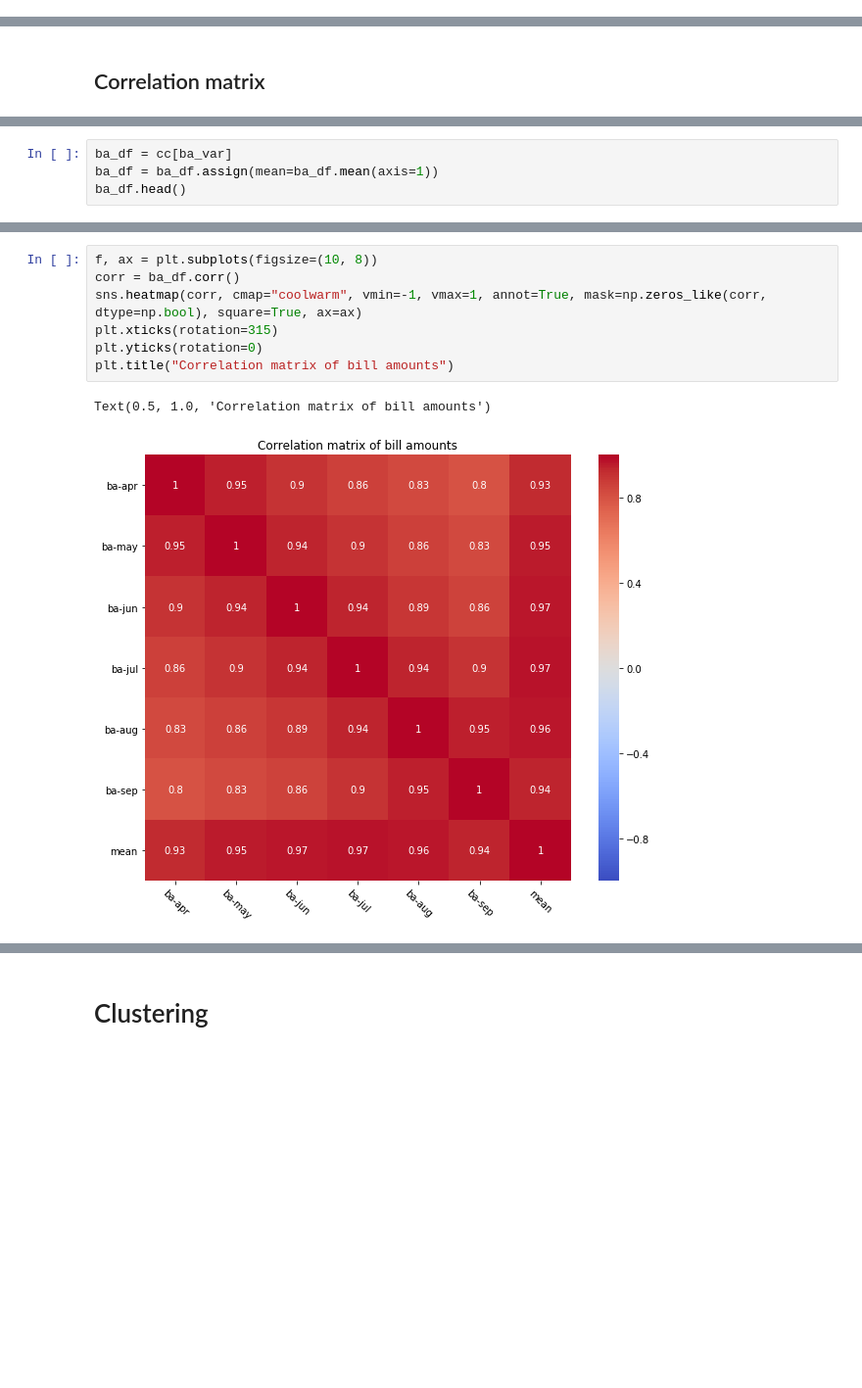
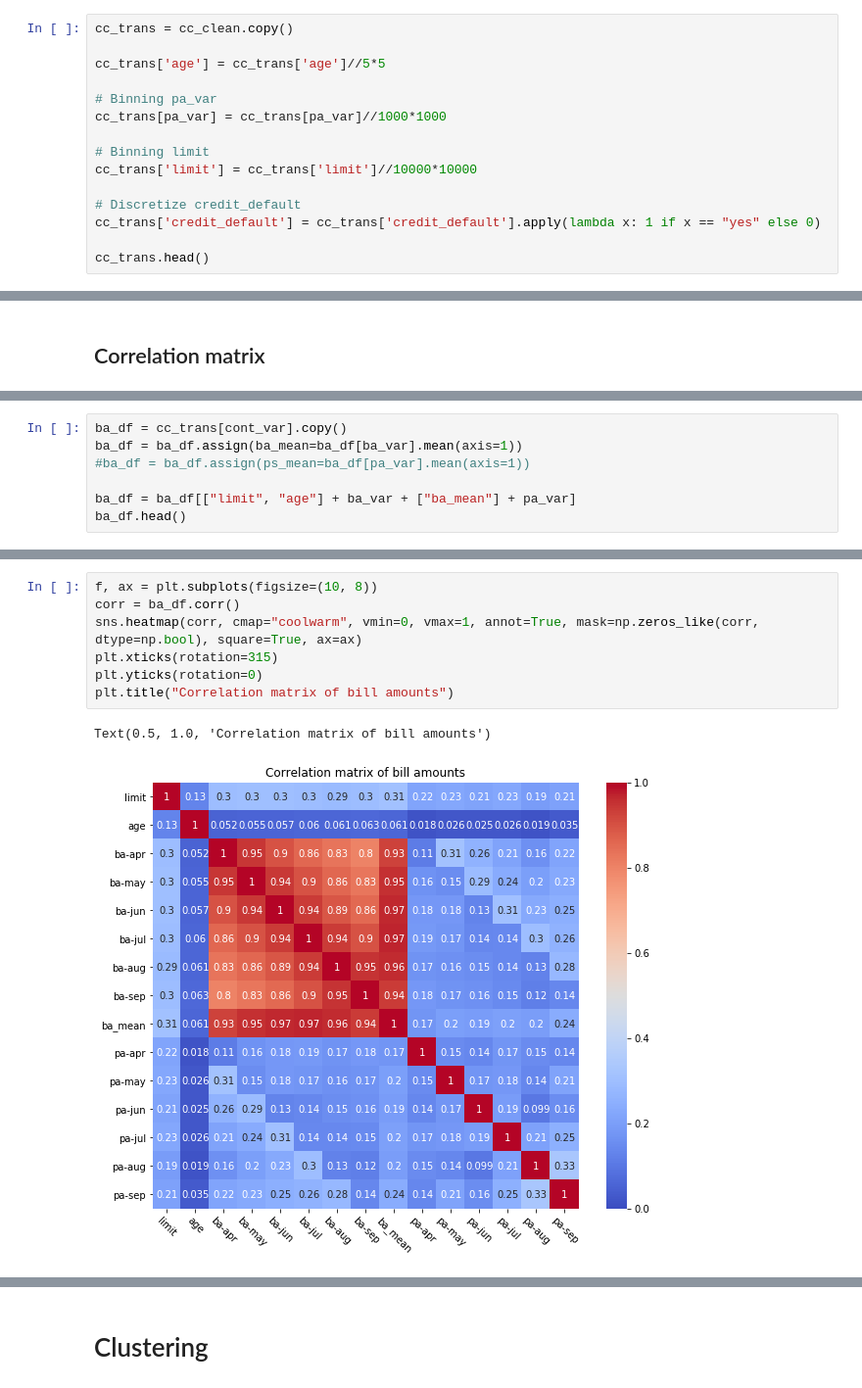
Before and after one commit to GaspareG/Unipi-Data-Mining, a Jupyter notebook: notebook/CardCardDefault.ipynb, the cells around one changed output, grey strips where cells are left out. Shown at 98% size. Saved outputs shown, nothing was run; the diff lists cells and outputs as text; blank space fills up the shorter version.

```diff
--- a/notebook/CardCardDefault.ipynb
+++ b/notebook/CardCardDefault.ipynb
@@ -864,0 +1034,15 @@ plt.show()
+# %%
+cc_trans = cc_clean.copy()
+
+cc_trans['age'] = cc_trans['age']//5*5
+
+# Binning pa_var
+cc_trans[pa_var] = cc_trans[pa_var]//1000*1000
+
+# Binning limit
+cc_trans['limit'] = cc_trans['limit']//10000*10000
+
+# Discretize credit_default
+cc_trans['credit_default'] = cc_trans['credit_default'].apply(lambda x: 1 if x == "yes" else 0)
+
+cc_trans.head()
@@ -879,7 +1071,10 @@ plt.title("Correlation matrix")
 Text(0.5, 1.0, 'Correlation matrix')
 [figure]
 # %%
-ba_df = cc[ba_var]
-ba_df = ba_df.assign(mean=ba_df.mean(axis=1))
+ba_df = cc_trans[cont_var].copy()
+ba_df = ba_df.assign(ba_mean=ba_df[ba_var].mean(axis=1))
+#ba_df = ba_df.assign(ps_mean=ba_df[pa_var].mean(axis=1))
+
+ba_df = ba_df[["limit", "age"] + ba_var + ["ba_mean"] + pa_var]
 ba_df.head()
 # %% [output]
@@ -892,10 +1087,10 @@ ba_df.head()
 # %%
 f, ax = plt.subplots(figsize=(10, 8))
 corr = ba_df.corr()
-sns.heatmap(corr, cmap="coolwarm", vmin=-1, vmax=1, annot=True, mask=np.zeros_like(corr, dtype=np.bool), square=True, ax=ax)
+sns.heatmap(corr, cmap="coolwarm", vmin=0, vmax=1, annot=True, mask=np.zeros_like(corr, dtype=np.bool), square=True, ax=ax)
 plt.xticks(rotation=315)
 plt.yticks(rotation=0)
 plt.title("Correlation matrix of bill amounts")
 # %% [output]
 Text(0.5, 1.0, 'Correlation matrix of bill amounts')
-[figure, old version]
+[figure, new version]
```
Also changed, not shown: parts of 33 cells of this notebook, 6 other files.
